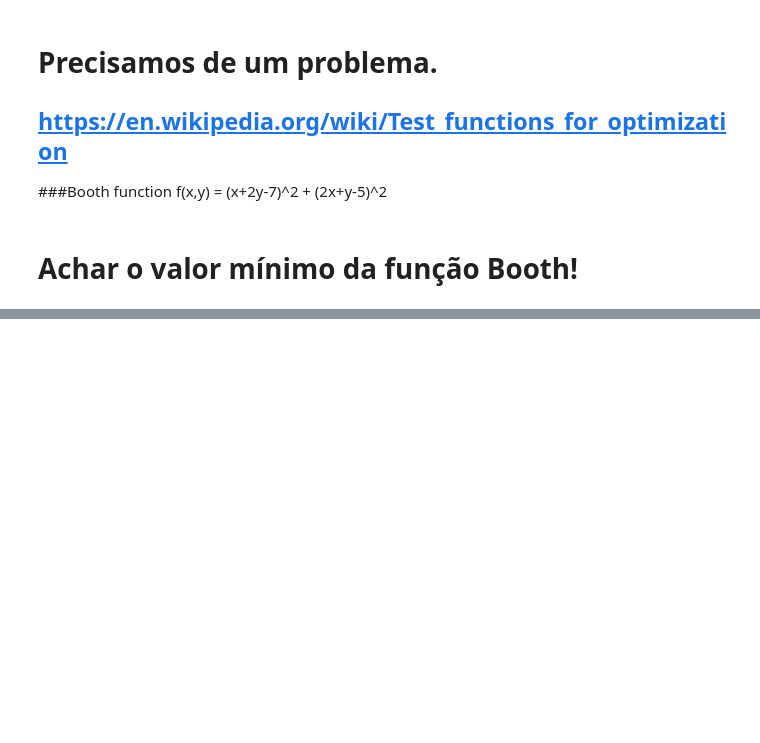
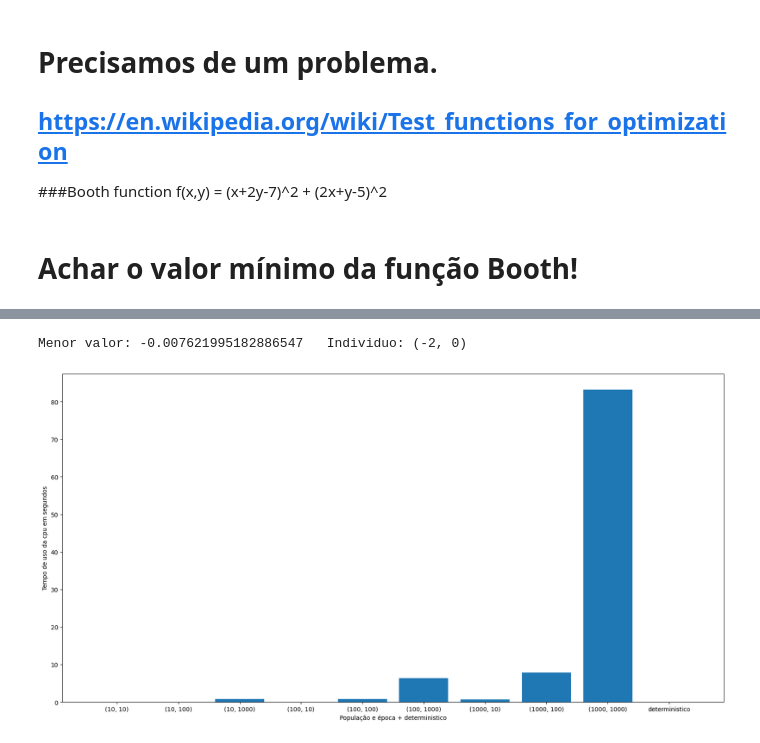
Before and after one commit to EuricoDNJR/Sistemas-Distribuidos, a Jupyter notebook: Algoritmo_Genético.ipynb, the cells around one changed output, grey strips where cells are left out. Saved outputs shown, nothing was run; the diff lists cells and outputs as text; code cells hidden in the pictures; blank space fills up the shorter version.

```diff
--- a/Algoritmo_Genético.ipynb
+++ b/Algoritmo_Genético.ipynb
@@ -76,0 +242,48 @@ for count in range(repeticao):
+# %%
+resultados = {'memoria':{'atual':[], 'pico':[]}, 'tempo':[]}
+
+for i in range(5):
+    tracemalloc.start()
+
+    inicio = time.process_time()
+
+    menor, x, y = deterministico(funcao_objetivo, [-20, 20])
+
+    fim = time.process_time()
+
+    current, peak = tracemalloc.get_traced_memory()
+
+    tracemalloc.stop()
+
+    resultados['memoria']['atual'].append(current)
+    resultados['memoria']['pico'].append(peak)
+    resultados['tempo'].append(fim-inicio)
+
+# print(f"Memória Atual media: {np.mean(resultados['memoria']['atual'])} Bytes; Pico medio: {np.mean(resultados['memoria']['pico'])} Bytes")
+# print(f"Tempo cpu medio: {np.mean(resultados['tempo'])} segundos")
+resultados_media['deterministico'] = {'memoria_atual': np.mean(resultados['memoria']['atual']),
+                                              'memoria_pico': np.mean(resultados['memoria']['pico']),
+                                              'tempo': np.mean(resultados['tempo'])}
+
+print(f"Menor valor: {menor}   Individuo: {x, y}\n")
+# %% [output]
+Menor valor: -0.007621995182886547   Individuo: (-2, 0)
+# %%
+x = []
+y_memoria_atual = []
+y_memoria_pico = []
+y_tempo = []
+
+for key, item in resultados_media.items():
+    x.append(str(key))
+    y_memoria_atual.append(item['memoria_atual'])
+    y_memoria_pico.append(item['memoria_pico'])
+    y_tempo.append(item['tempo'])
+# %%
+plt.figure(figsize=(20, 10))
+plt.bar(x, y_tempo)
+plt.xlabel('População e época + deterministico')
+plt.ylabel('Tempo de uso da cpu em segundos')
+plt.show()
+# %% [output]
+[figure, added]
```
Also changed, not shown: parts of 30 cells of this notebook.
